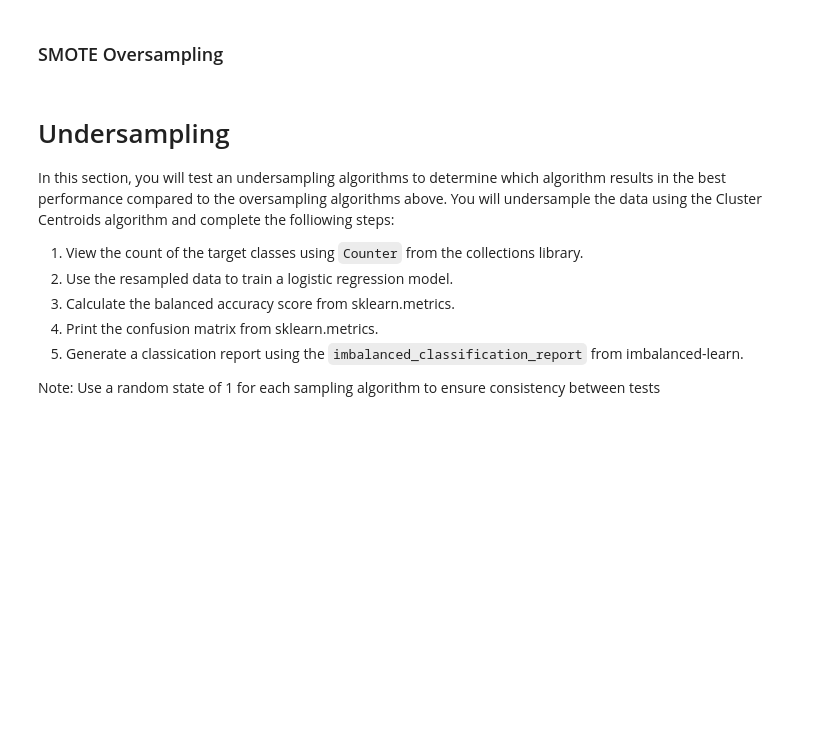
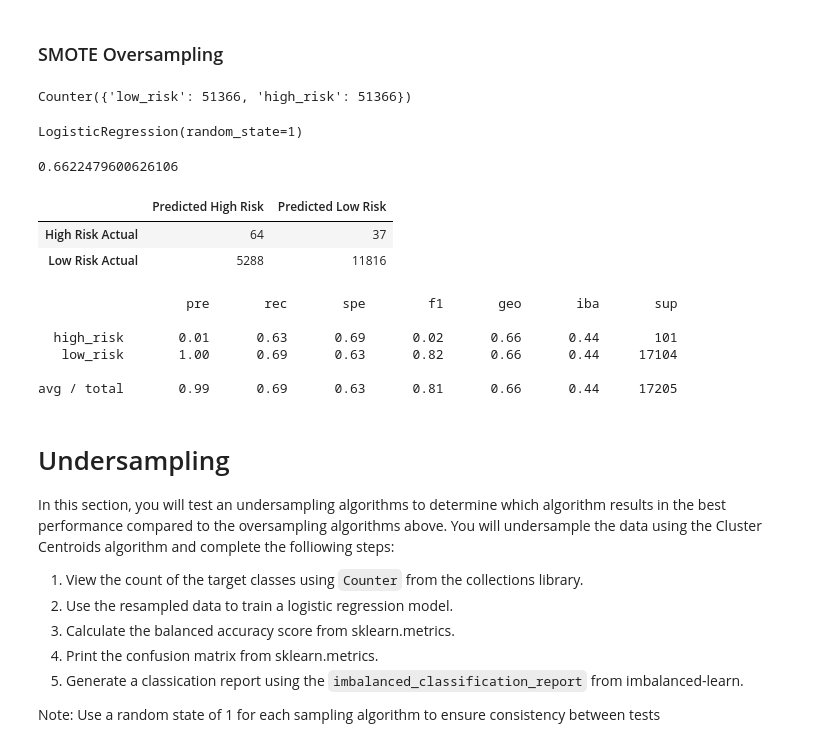
Before and after one commit to tamiespinosa/Credit_Risk_Analysis, a Jupyter notebook: credit_risk_resampling.ipynb, the cells around one changed output. Drawn from its saved outputs; the diff is of its cells as text; code cells hidden in the pictures; blank space fills up the shorter version.

```diff
--- a/credit_risk_resampling.ipynb
+++ b/credit_risk_resampling.ipynb
@@ -196,6 +193,22 @@ avg / total       0.99      0.66      0.59      0.79      0.62      0.39     172
+# %%
+# Resample the training data with SMOTE
+from imblearn.over_sampling import SMOTE
+
+X_resampled2, y_resampled2 = SMOTE(random_state=1, sampling_strategy='auto').fit_resample(
+    X_train, y_train
+)
+Counter(y_resampled2["loan_status"])
+# %% [output]
+Counter({'low_risk': 51366, 'high_risk': 51366})
 # %%
 # Train the Logistic Regression model using the resampled data
-# YOUR CODE HERE
+model2 = LogisticRegression(solver='lbfgs', random_state=1)
+model2.fit(X_resampled2, y_resampled2)
+# %% [output]
+LogisticRegression(random_state=1)
 # %%
 # Calculated the balanced accuracy score
-# YOUR CODE HERE
+y_pred2 = model2.predict(X_test)
+balanced_accuracy_score(y_test, y_pred2)
+# %% [output]
+0.6622479600626106
@@ -205,6 +215,24 @@ avg / total       0.99      0.66      0.59      0.79      0.62      0.39     172
+# %%
+# Display the confusion matrix
+cm = confusion_matrix(y_test, y_pred2)
+
+cm_df = pd.DataFrame(
+    cm,index=["High Risk Actual", "Low Risk Actual"], columns=["Predicted High Risk", "Predicted Low Risk"])
+cm_df
+# %% [output]
+|  | Predicted High Risk | Predicted Low Risk |
+| High Risk Actual | 64 | 37 |
+| Low Risk Actual | 5288 | 11816 |
 # %%
 # Print the imbalanced classification report
-# YOUR CODE HERE
+print(classification_report_imbalanced(y_test, y_pred2))
+# %% [output]
+                   pre       rec       spe        f1       geo       iba       sup
+
+  high_risk       0.01      0.63      0.69      0.02      0.66      0.44       101
+   low_risk       1.00      0.69      0.63      0.82      0.66      0.44     17104
+
+avg / total       0.99      0.69      0.63      0.81      0.66      0.44     17205
 # %% [markdown]
 # Undersampling
 
```
Also changed, not shown: parts of 19 cells of this notebook.
